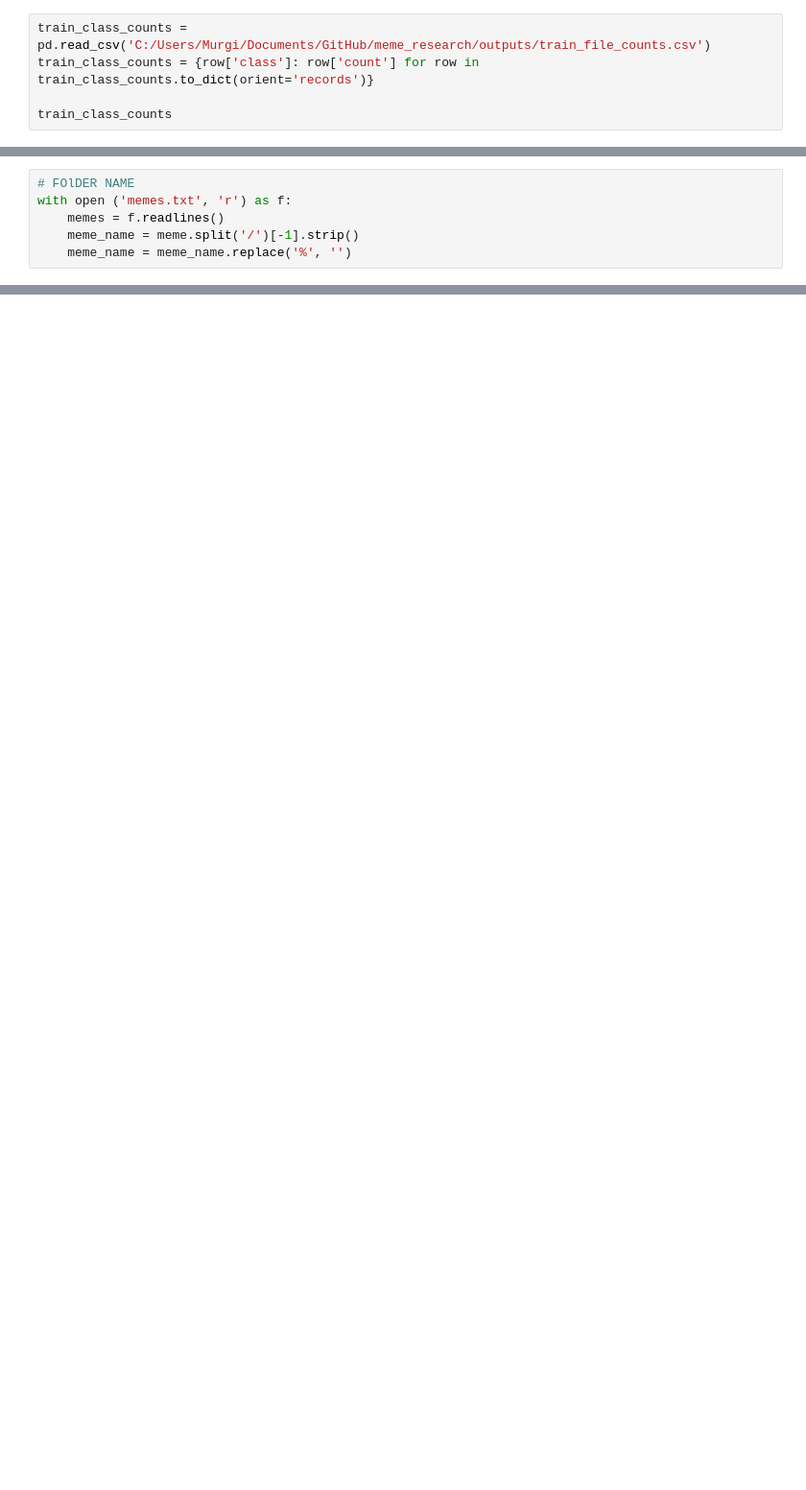
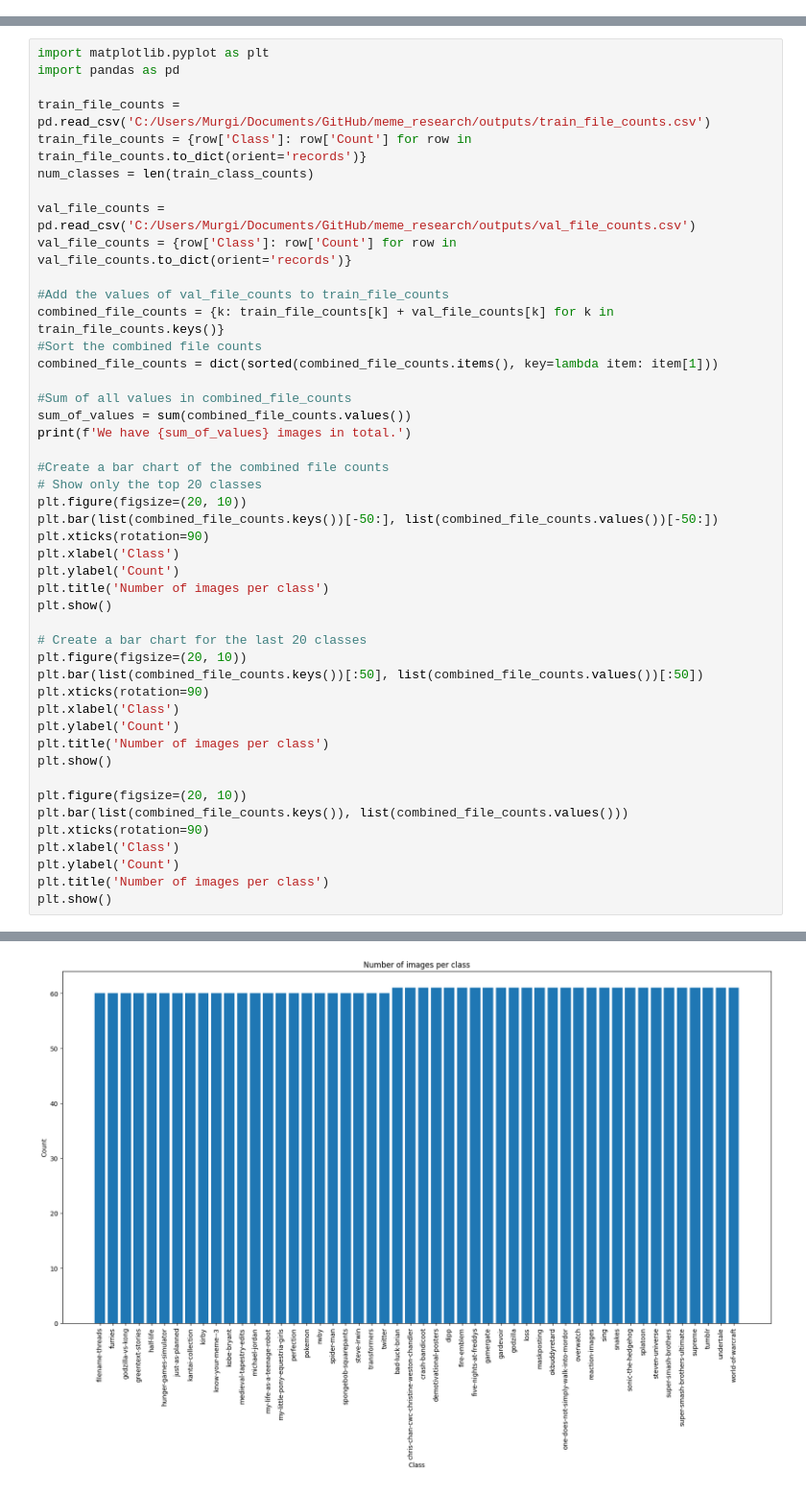
Before and after one commit to levente-murgas/meme_research, a Jupyter notebook: test.ipynb, the cells around one changed output, grey strips where cells are left out. Shown: that part at 96% size. Saved outputs shown, nothing was run; the diff lists cells and outputs as text; blank space fills up the shorter version.

```diff
--- a/test.ipynb
+++ b/test.ipynb
@@ -169,5 +0,0 @@ val_file_counts_df.to_csv('./outputs/val_file_counts.csv', index=False)
-# %%
-train_class_counts = pd.read_csv('C:/Users/Murgi/Documents/GitHub/meme_research/outputs/train_file_counts.csv')
-train_class_counts = {row['class']: row['count'] for row in train_class_counts.to_dict(orient='records')}
-
-train_class_counts
@@ -252,6 +0,0 @@ Extra memes: ['%E2%9D%84%EF%B8%8F-u-so-icy-ima-glacier-boy', '%E2%AD%95%EF%B8%8F
-# %%
-# FOlDER NAME
-with open ('memes.txt', 'r') as f:
-    memes = f.readlines()
-    meme_name = meme.split('/')[-1].strip()
-    meme_name = meme_name.replace('%', '')
@@ -376,0 +92,47 @@ Name: image_count, Length: 31123, dtype: int64
+# %%
+import matplotlib.pyplot as plt
+import pandas as pd
+
+train_file_counts = pd.read_csv('C:/Users/Murgi/Documents/GitHub/meme_research/outputs/train_file_counts.csv')
+train_file_counts = {row['Class']: row['Count'] for row in train_file_counts.to_dict(orient='records')}
+num_classes = len(train_class_counts)
+
+val_file_counts = pd.read_csv('C:/Users/Murgi/Documents/GitHub/meme_research/outputs/val_file_counts.csv')
+val_file_counts = {row['Class']: row['Count'] for row in val_file_counts.to_dict(orient='records')}
+
+#Add the values of val_file_counts to train_file_counts
+combined_file_counts = {k: train_file_counts[k] + val_file_counts[k] for k in train_file_counts.keys()}
+#Sort the combined file counts
+combined_file_counts = dict(sorted(combined_file_counts.items(), key=lambda item: item[1]))
+
+#Sum of all values in combined_file_counts
+sum_of_values = sum(combined_file_counts.values())
+print(f'We have {sum_of_values} images in total.')
+
+#Create a bar chart of the combined file counts
+# Show only the top 20 classes
+plt.figure(figsize=(20, 10))
+plt.bar(list(combined_file_counts.keys())[-50:], list(combined_file_counts.values())[-50:])
+plt.xticks(rotation=90)
+plt.xlabel('Class')
+plt.ylabel('Count')
+plt.title('Number of images per class')
+plt.show()
+
+# Create a bar chart for the last 20 classes
+plt.figure(figsize=(20, 10))
+plt.bar(list(combined_file_counts.keys())[:50], list(combined_file_counts.values())[:50])
+plt.xticks(rotation=90)
+plt.xlabel('Class')
+plt.ylabel('Count')
+plt.title('Number of images per class')
+plt.show()
+
+plt.figure(figsize=(20, 10))
+plt.bar(list(combined_file_counts.keys()), list(combined_file_counts.values()))
+plt.xticks(rotation=90)
+plt.xlabel('Class')
+plt.ylabel('Count')
+plt.title('Number of images per class')
+plt.show()
+# %% [output]
@@ -376,0 +140 @@ Name: image_count, Length: 31123, dtype: int64
+[figure, added]
```
Also changed, not shown: parts of 42 cells of this notebook, 14 other files.
